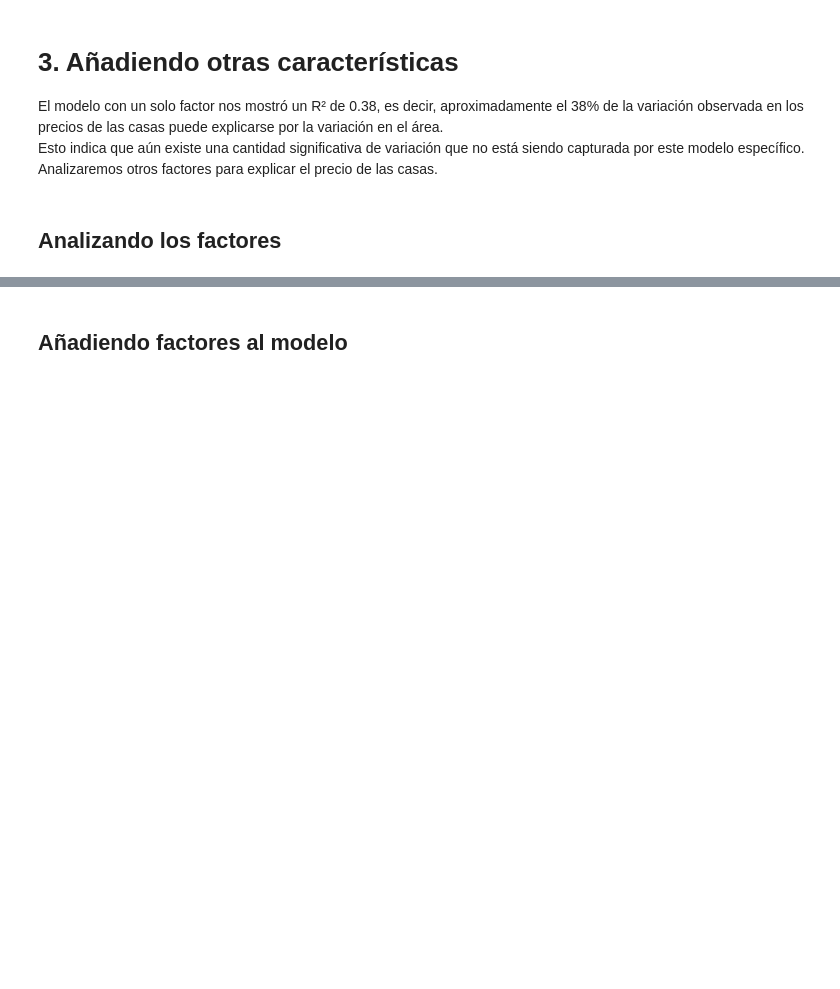
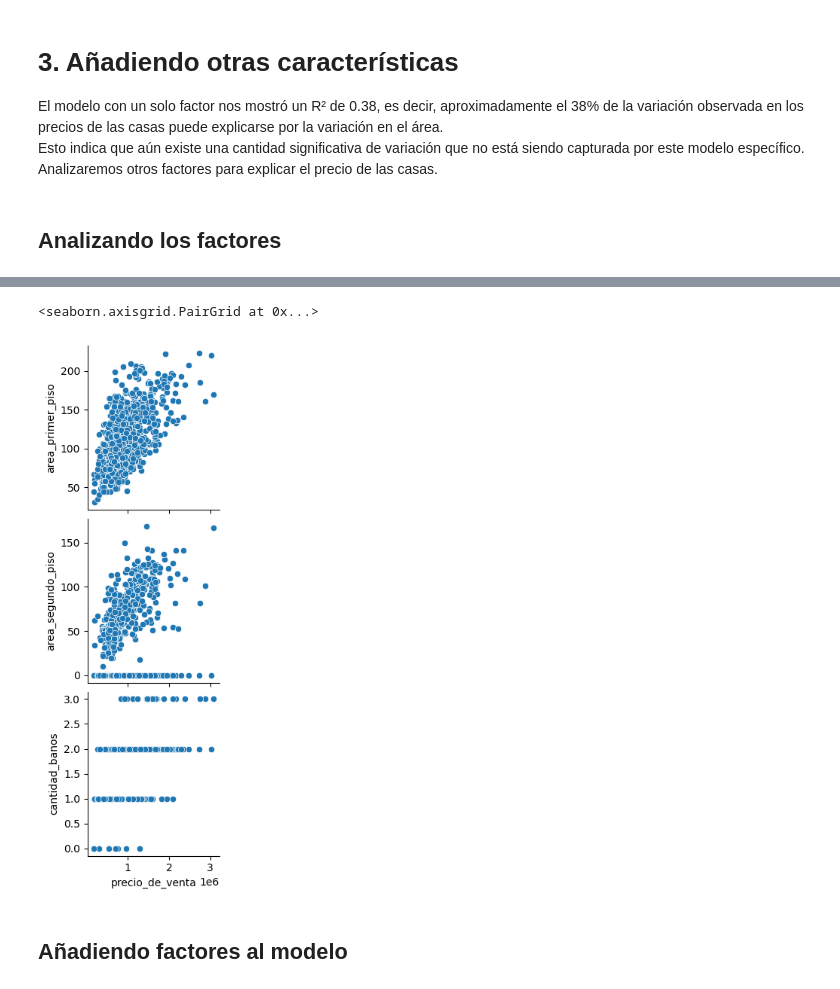
Before and after one commit to DanielRaiicHu/precio_de_inmuebles_regresion_lineal, a Jupyter notebook: precios_de_inmuebles_regresion_lineal.ipynb, the cells around one changed output, grey strips where cells are left out. Cells and saved outputs as stored; diff of their text form; code cells hidden in the pictures; blank space fills up the shorter version.

```diff
--- a/precios_de_inmuebles_regresion_lineal.ipynb
+++ b/precios_de_inmuebles_regresion_lineal.ipynb
@@ -441,2 +446,12 @@ Esto indica que aún existe una cantidad significativa de variación que no est
+# %%
+#Vamos a analizar solamente y_vars='precio_de_venta'
+
+# Analizamos visualmente la relación entre el precio de venta y variables seleccionadas
+# y_vars: variables en el eje Y (las que queremos evaluar como predictoras)
+# x_vars: variable en el eje X (variable dependiente: precio de venta)
+sns.pairplot(datos, y_vars=['area_primer_piso','area_segundo_piso','cantidad_banos'], x_vars='precio_de_venta')
+# %% [output]
+<seaborn.axisgrid.PairGrid at 0x...>
+[figure, added]
 # %% [markdown]
 ## Añadiendo factores al modelo
```
Also changed, not shown: parts of 25 cells of this notebook.
